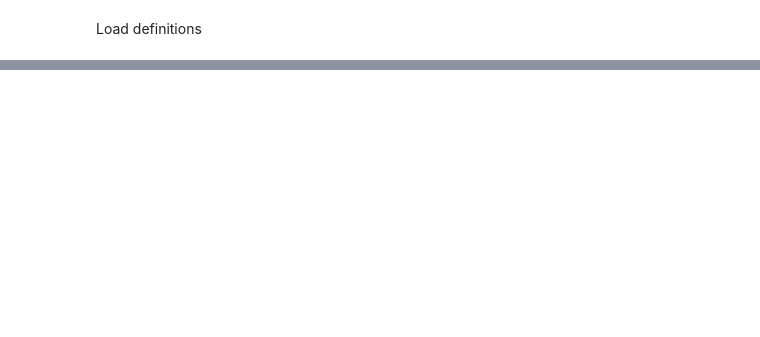
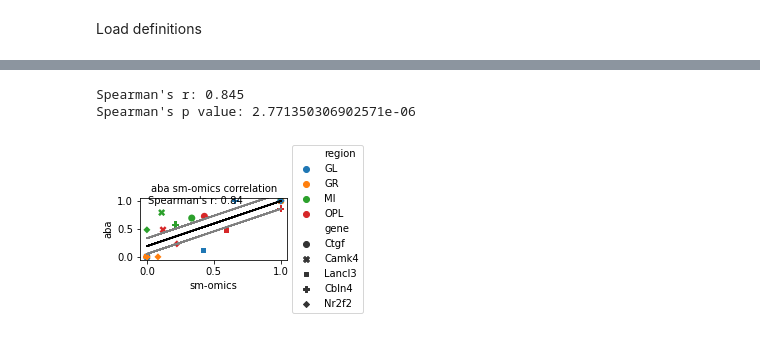
Before and after one commit to klarman-cell-observatory/sm-omics, a Jupyter notebook: enrichments/ABA_correlations.ipynb, the cells around one changed output, grey strips where cells are left out. Saved outputs shown, nothing was run; the diff lists cells and outputs as text; code cells hidden in the pictures; blank space fills up the shorter version.

```diff
--- a/enrichments/ABA_correlations.ipynb
+++ b/enrichments/ABA_correlations.ipynb
@@ -157,7 +152,7 @@ annot_path = '../../smomics_data'
 
 annot_list = []
 
-for stdata in list(set(gene_scale['name'].tolist())):
+for stdata in list(np.unique([i[0].split("/")[-1].split("_stdata_adjusted.tsv")[0] for i in lambda_posterior_means.columns])):
 
     well = stdata.split('_stdata')[0]
 
@@ -242,13 +258,13 @@ sm_df['Condition'] = 'sm-omics'
 aba_scaled = []
 gene_names = []
 for gene in genes:
-    if gene in list(aba_spec['gene-symbol']):
-        abs_gene = aba_spec[aba_spec['gene-symbol'] == gene]
+    if gene in aba_spec.index:
+        abs_gene = aba_spec.loc[gene]
         #print(np.log(pd.DataFrame(abs_gene.groupby('ABA_region')['Expression target'].mean()).transform(lambda x: minmax_scale(x))))
-        aba_scaled.append(list(pd.DataFrame((abs_gene.groupby('ABA_region')['fold-change'].mean())).transform(lambda x: minmax_scale(x))['fold-change']))
+        aba_scaled.append(list(pd.DataFrame((abs_gene.groupby('region')['aba-mean'].mean())).transform(lambda x: minmax_scale(x))['aba-mean']))
         gene_names.append(gene)
 
 aba_df = pd.DataFrame(aba_scaled).T
 aba_df.columns = gene_names
-aba_df.index = abs_gene.groupby('ABA_region')['Expression target'].mean().index
+aba_df.index = abs_gene.groupby('region')['aba-mean'].mean().index
 aba_df['Condition'] = 'aba'
@@ -254,0 +279,7 @@ aba_df['Condition'] = 'aba'
+# %%
+"Make list for corplots"
+corr_df = pd.DataFrame([[item for sublist in aba_scaled for item in sublist],[item for sublist in gene_scaled for item in sublist]]).T
+corr_df.columns = ['aba', 'sm-omics']
+corr_df['region'] = list(np.unique(abs_gene.groupby('region')['aba-mean'].mean().index))*len(gene_names)
+corr_df['gene'] = [j for j in gene_names for i in np.unique(abs_gene.groupby('region')['aba-mean'].mean().index)]
+corr_df = corr_df.fillna(0)
@@ -254,0 +365,40 @@ aba_df['Condition'] = 'aba'
+# %%
+# initialize a figure
+fig, ax = plt.subplots(figsize=(4, 2))
+
+x = 'sm-omics'
+y = 'aba'
+hue = 'region'
+style = 'gene'
+corr_df_sub = corr_df
+
+sns.scatterplot(x=x, y=y, hue=hue, style=style, data=corr_df_sub, ax=ax, s=50, linewidth=0)
+
+# Calculate the linear regression
+slope, intercept, r_value, p_value, std_err = linregress(corr_df_sub[x], corr_df_sub[y])
+
+coef = np.polyfit(corr_df_sub[x],corr_df_sub[y],1)
+poly1d_fn = np.poly1d(coef)
+ax.plot(corr_df_sub[x], poly1d_fn(corr_df_sub[x]), c="k")
+ax.plot(corr_df_sub[x], poly1d_fn(corr_df_sub[x])+std_err, c="grey")
+ax.plot(corr_df_sub[x], poly1d_fn(corr_df_sub[x])-std_err, c="grey")
+ax.set_ylim([-0.05,1.05])
+ax.set_xlim([-0.05,1.05])
+#ax.errorbar(trans[x], poly1d_fn(trans[x]), yerr=poly1d_fn(trans[x]) - trans[y], fmt='.k')
+
+# Spearman's & Pearson's r
+spear, pspear = spearmanr(corr_df_sub[x], corr_df_sub[y])
+pear, p = pearsonr(corr_df_sub[x], corr_df_sub[y])
+print("Spearman's r: " + str(round(spear, 3)))
+print("Spearman's p value: " + str(pspear))
+ax.text(0.05, 0.9, "Spearman's r: " + str(round(spear, 2)), transform=ax.transAxes, fontsize=10)
+ax.set_title('aba sm-omics correlation', fontsize=10)
+ax.legend(loc='center left', bbox_to_anchor=(1, 0.5))
+plt.tight_layout()
+
+plt.savefig("../../figures/aba_sm_all_genes_correlation.pdf", transparent=True, bbox_inches = 'tight',
+   pad_inches = 0, dpi=1200, rasterized=True)
+# %% [output]
+Spearman's r: 0.845
+Spearman's p value: 2.771350306902571e-06
+[figure, added]
```
Also changed, not shown: parts of 31 cells of this notebook, 1 other file.
